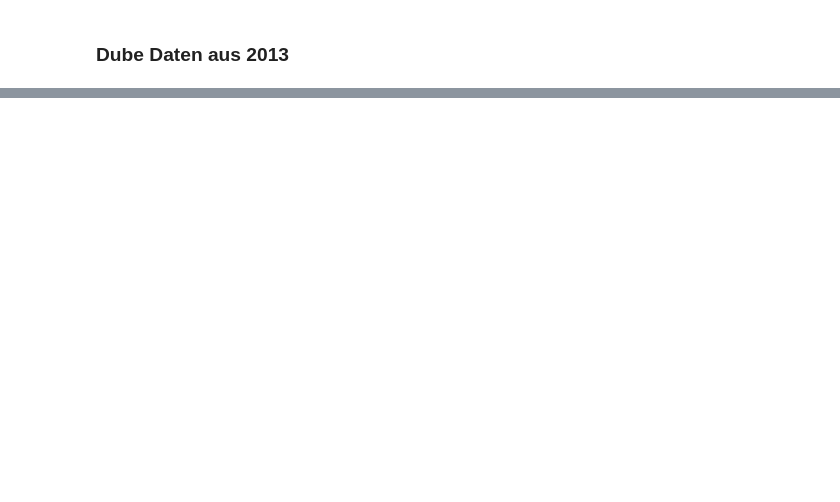
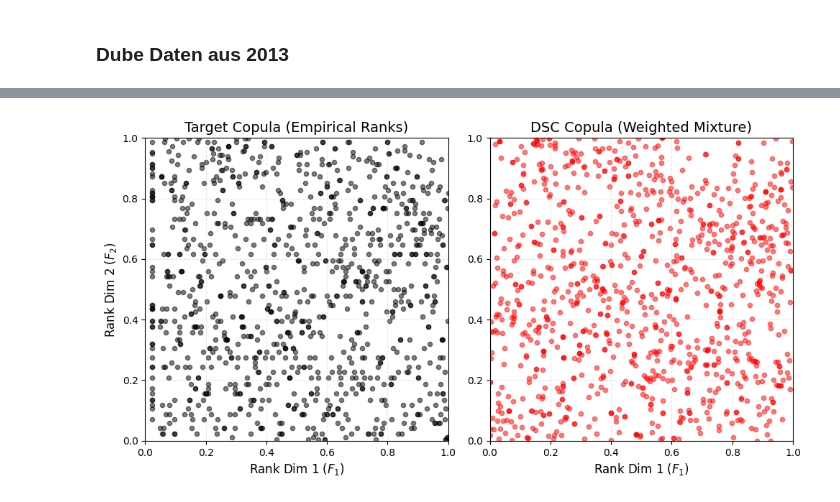
Before and after one commit to alexanderhxs/DiSCos, a Jupyter notebook: python/test_disco.ipynb, the cells around one changed output, grey strips where cells are left out. Drawn from its saved outputs; the diff is of its cells as text; code cells hidden in the pictures; blank space fills up the shorter version.

```diff
--- a/python/test_disco.ipynb
+++ b/python/test_disco.ipynb
@@ -215,0 +221,4 @@ if False:
+# %%
+plot_fit_copula(fit_dube_multi)
+# %% [output]
+[figure, added]
```
Also changed, not shown: parts of 22 cells of this notebook, 8 other files.
